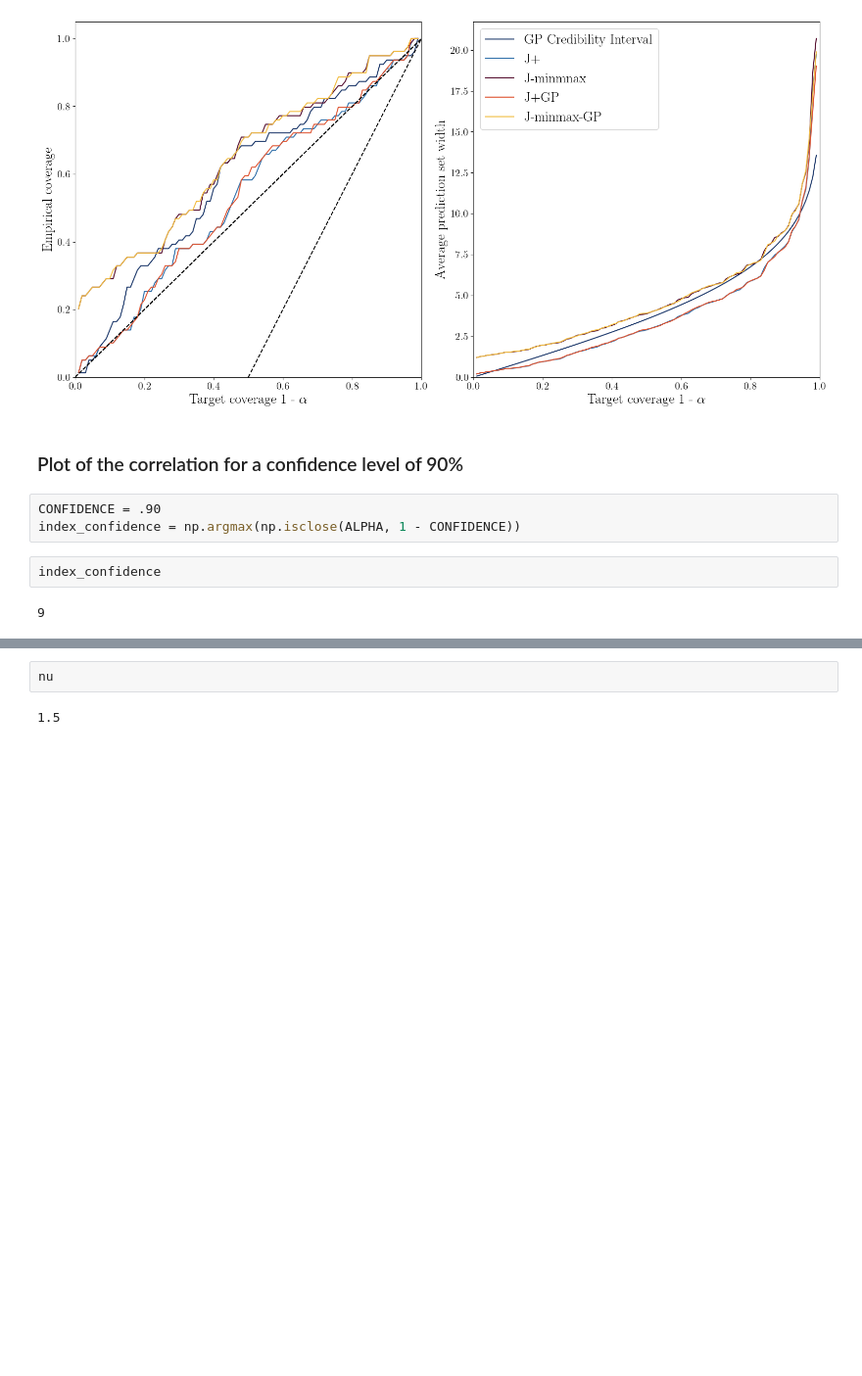
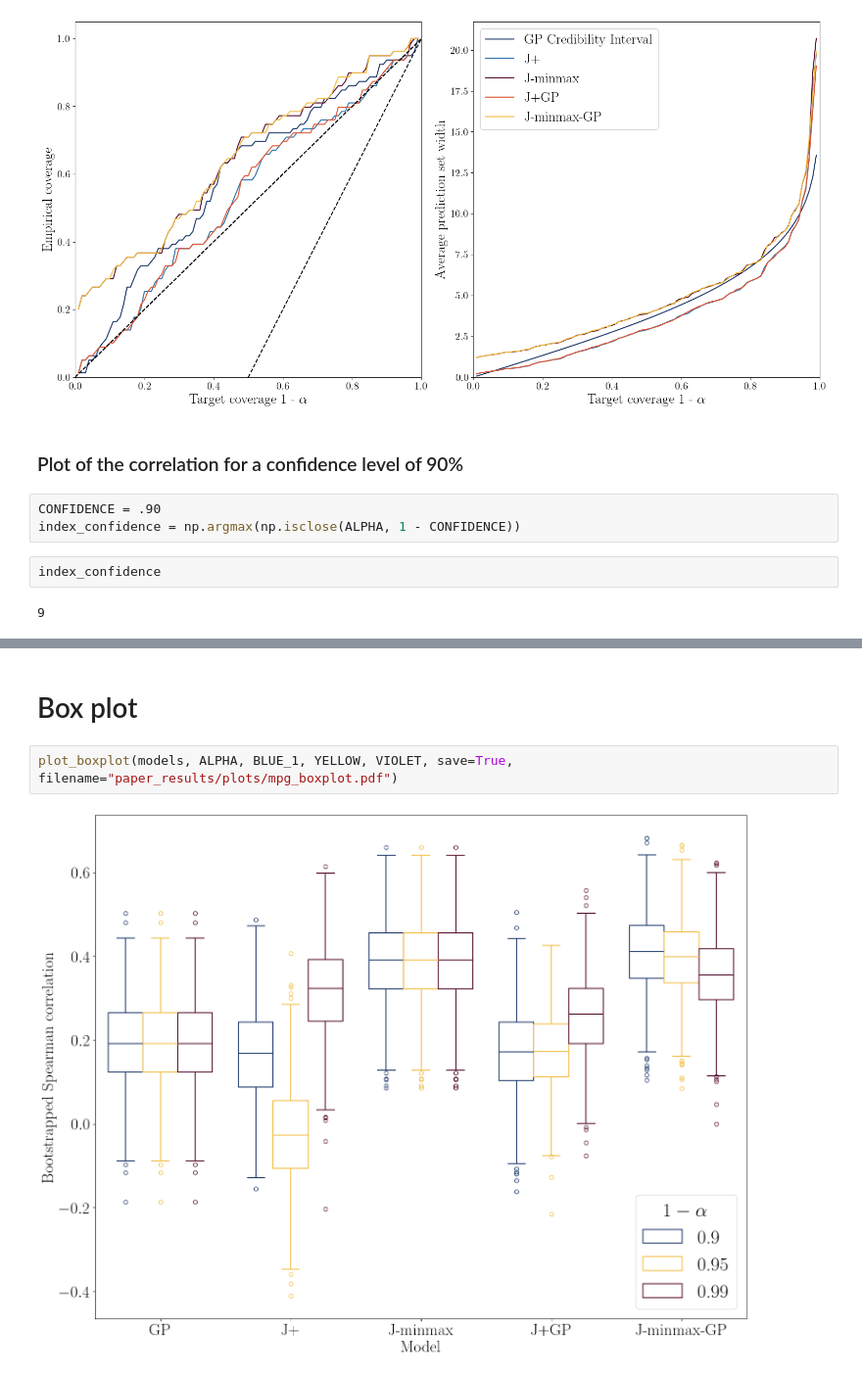
Before and after one commit to vincentblot28/conformalized_gp, a Jupyter notebook: paper_results/notebooks/mpg_notebook.ipynb, the cells around one changed output, grey strips where cells are left out. Shown at 98% size. Drawn from its saved outputs; the diff is of its cells as text; blank space fills up the shorter version.

```diff
--- a/paper_results/notebooks/mpg_notebook.ipynb
+++ b/paper_results/notebooks/mpg_notebook.ipynb
@@ -432,4 +444,6 @@ plt.savefig("paper_results/plots/mpg_corr.pdf")
-# %%
-nu
-# %% [output]
-1.5
+# %% [markdown]
+# Box plot
+# %%
+plot_boxplot(models, ALPHA, BLUE_1, YELLOW, VIOLET, save=True, filename="paper_results/plots/mpg_boxplot.pdf")
+# %% [output]
+[figure, added]
```
Also changed, not shown: parts of 5 cells of this notebook.
